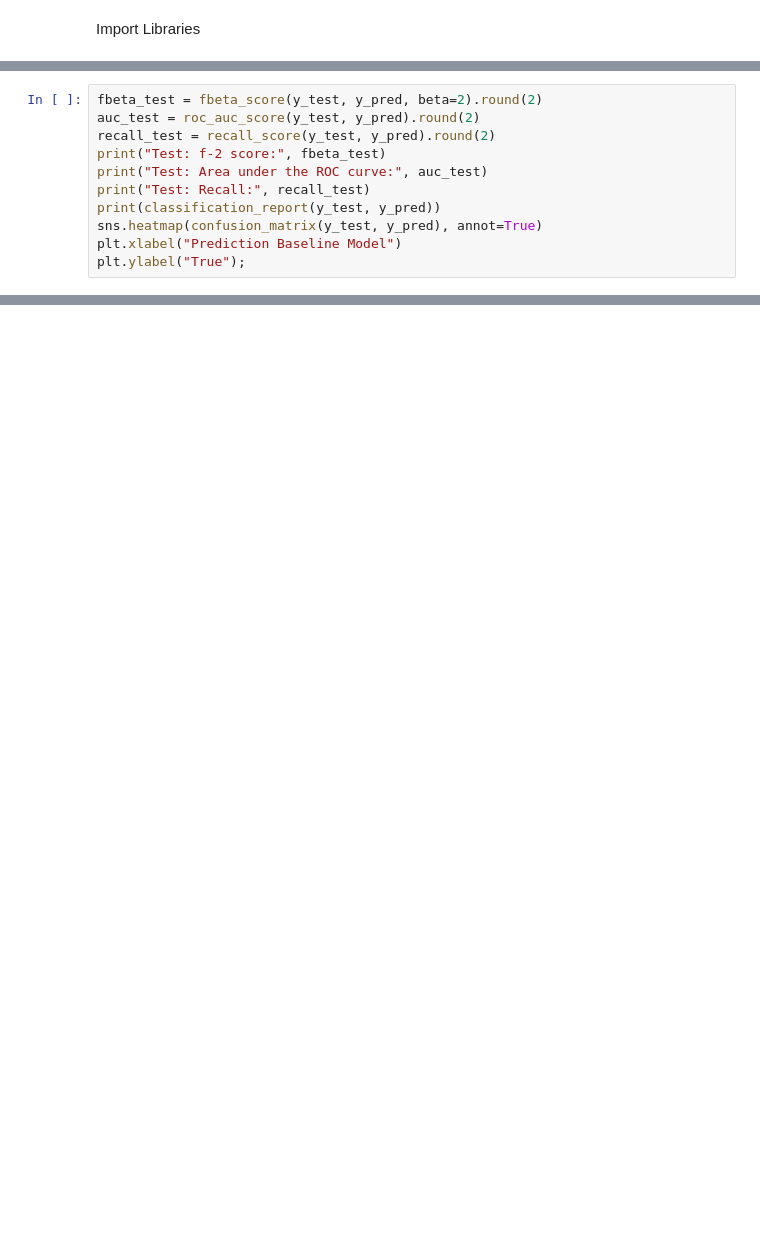
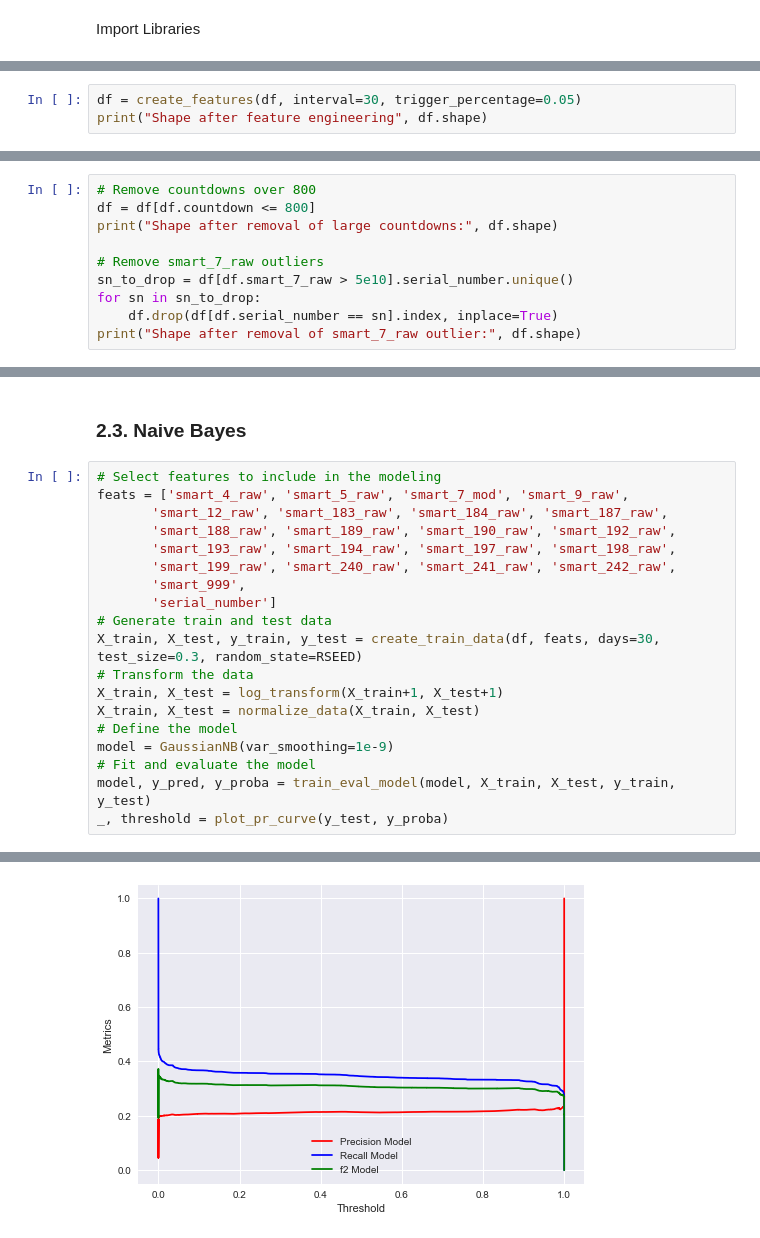
Before and after one commit to wcmphysics/DataScienceBootcamp-Capstone, a Jupyter notebook: notebooks/felix-modeling.ipynb, the cells around one changed output, grey strips where cells are left out. Saved outputs shown, nothing was run; the diff lists cells and outputs as text; blank space fills up the shorter version.

Commit message:
update modeling notebook

```diff
--- a/notebooks/felix-modeling.ipynb
+++ b/notebooks/felix-modeling.ipynb
@@ -184,11 +13,0 @@ Train: Recall: 0.53
-# %%
-fbeta_test = fbeta_score(y_test, y_pred, beta=2).round(2)
-auc_test = roc_auc_score(y_test, y_pred).round(2)
-recall_test = recall_score(y_test, y_pred).round(2)
-print("Test: f-2 score:", fbeta_test)
-print("Test: Area under the ROC curve:", auc_test)
-print("Test: Recall:", recall_test)
-print(classification_report(y_test, y_pred))
-sns.heatmap(confusion_matrix(y_test, y_pred), annot=True)
-plt.xlabel("Prediction Baseline Model")
-plt.ylabel("True");
@@ -270,0 +63,3 @@ To sum up, our baseline model seems to be able to make an educated guess on our
+# %%
+df = create_features(df, interval=30, trigger_percentage=0.05)
+print("Shape after feature engineering", df.shape)
@@ -270,0 +72,10 @@ To sum up, our baseline model seems to be able to make an educated guess on our
+# %%
+# Remove countdowns over 800
+df = df[df.countdown <= 800]
+print("Shape after removal of large countdowns:", df.shape)
+
+# Remove smart_7_raw outliers
+sn_to_drop = df[df.smart_7_raw > 5e10].serial_number.unique()
+for sn in sn_to_drop:
+    df.drop(df[df.serial_number == sn].index, inplace=True)
+print("Shape after removal of smart_7_raw outlier:", df.shape)
@@ -270,0 +392,22 @@ To sum up, our baseline model seems to be able to make an educated guess on our
+# %% [markdown]
+### 2.3. Naive Bayes
+# %%
+# Select features to include in the modeling
+feats = ['smart_4_raw', 'smart_5_raw', 'smart_7_mod', 'smart_9_raw',
+       'smart_12_raw', 'smart_183_raw', 'smart_184_raw', 'smart_187_raw',
+       'smart_188_raw', 'smart_189_raw', 'smart_190_raw', 'smart_192_raw',
+       'smart_193_raw', 'smart_194_raw', 'smart_197_raw', 'smart_198_raw',
+       'smart_199_raw', 'smart_240_raw', 'smart_241_raw', 'smart_242_raw',
+       'smart_999',
+       'serial_number']
+# Generate train and test data
+X_train, X_test, y_train, y_test = create_train_data(df, feats, days=30, test_size=0.3, random_state=RSEED)
+# Transform the data
+X_train, X_test = log_transform(X_train+1, X_test+1)
+X_train, X_test = normalize_data(X_train, X_test)
+# Define the model
+model = GaussianNB(var_smoothing=1e-9)
+# Fit and evaluate the model
+model, y_pred, y_proba = train_eval_model(model, X_train, X_test, y_train, y_test)
+_, threshold = plot_pr_curve(y_test, y_proba)
+# %% [output]
@@ -270,0 +429 @@ To sum up, our baseline model seems to be able to make an educated guess on our
+[figure, added]
```
Also changed, not shown: parts of 71 cells of this notebook.
